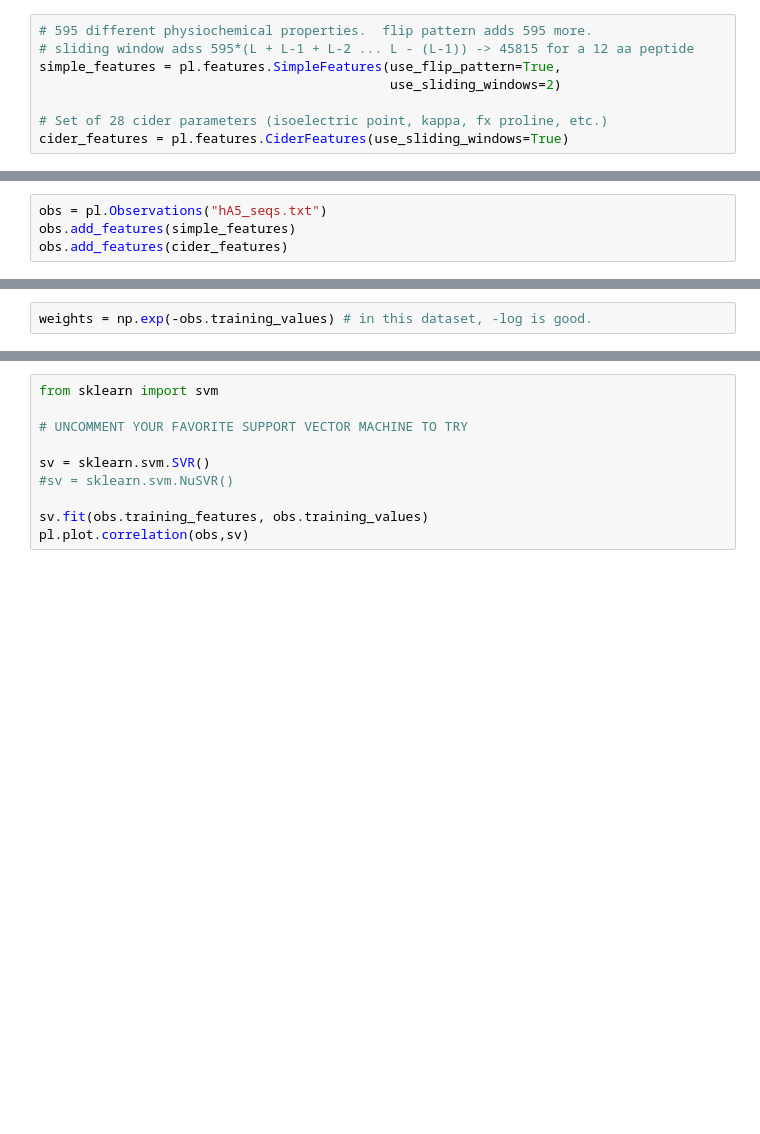
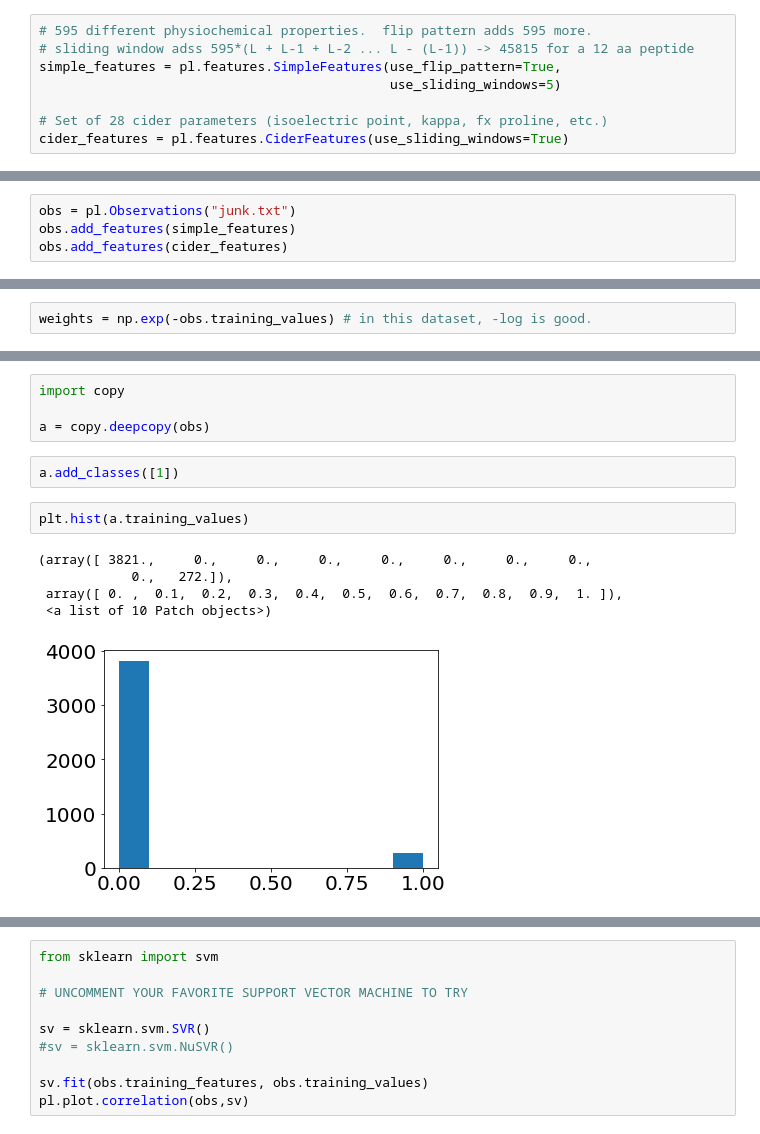
Before and after one commit to harmslab/hops, a Jupyter notebook: example/example.ipynb, the cells around one changed output, grey strips where cells are left out. Saved outputs shown, nothing was run; the diff lists cells and outputs as text; blank space fills up the shorter version.

```diff
--- a/example/example.ipynb
+++ b/example/example.ipynb
@@ -9,7 +9,7 @@ import peplearn as pl
 # 595 different physiochemical properties.  flip pattern adds 595 more.
 # sliding window adss 595*(L + L-1 + L-2 ... L - (L-1)) -> 45815 for a 12 aa peptide
 simple_features = pl.features.SimpleFeatures(use_flip_pattern=True,
-                                             use_sliding_windows=2)
+                                             use_sliding_windows=5)
 
 # Set of 28 cider parameters (isoelectric point, kappa, fx proline, etc.)
 cider_features = pl.features.CiderFeatures(use_sliding_windows=True)
@@ -16,5 +20,5 @@ cider_features = pl.features.CiderFeatures(use_sliding_windows=True)
 # %%
-obs = pl.Observations("hA5_seqs.txt")
+obs = pl.Observations("junk.txt")
 obs.add_features(simple_features)
 obs.add_features(cider_features)
 # %%
@@ -40,3 +61,17 @@ for i in order[:20]:
+# %%
+import copy
+
+a = copy.deepcopy(obs)
+# %%
+a.add_classes([1])
+# %%
+plt.hist(a.training_values)
+# %% [output]
+(array([ 3821.,     0.,     0.,     0.,     0.,     0.,     0.,     0.,
+            0.,   272.]),
+ array([ 0. ,  0.1,  0.2,  0.3,  0.4,  0.5,  0.6,  0.7,  0.8,  0.9,  1. ]),
+ <a list of 10 Patch objects>)
+[figure, added]
 # %%
 from sklearn import tree
 
```
Also changed, not shown: parts of 5 cells of this notebook, 3 other files.
